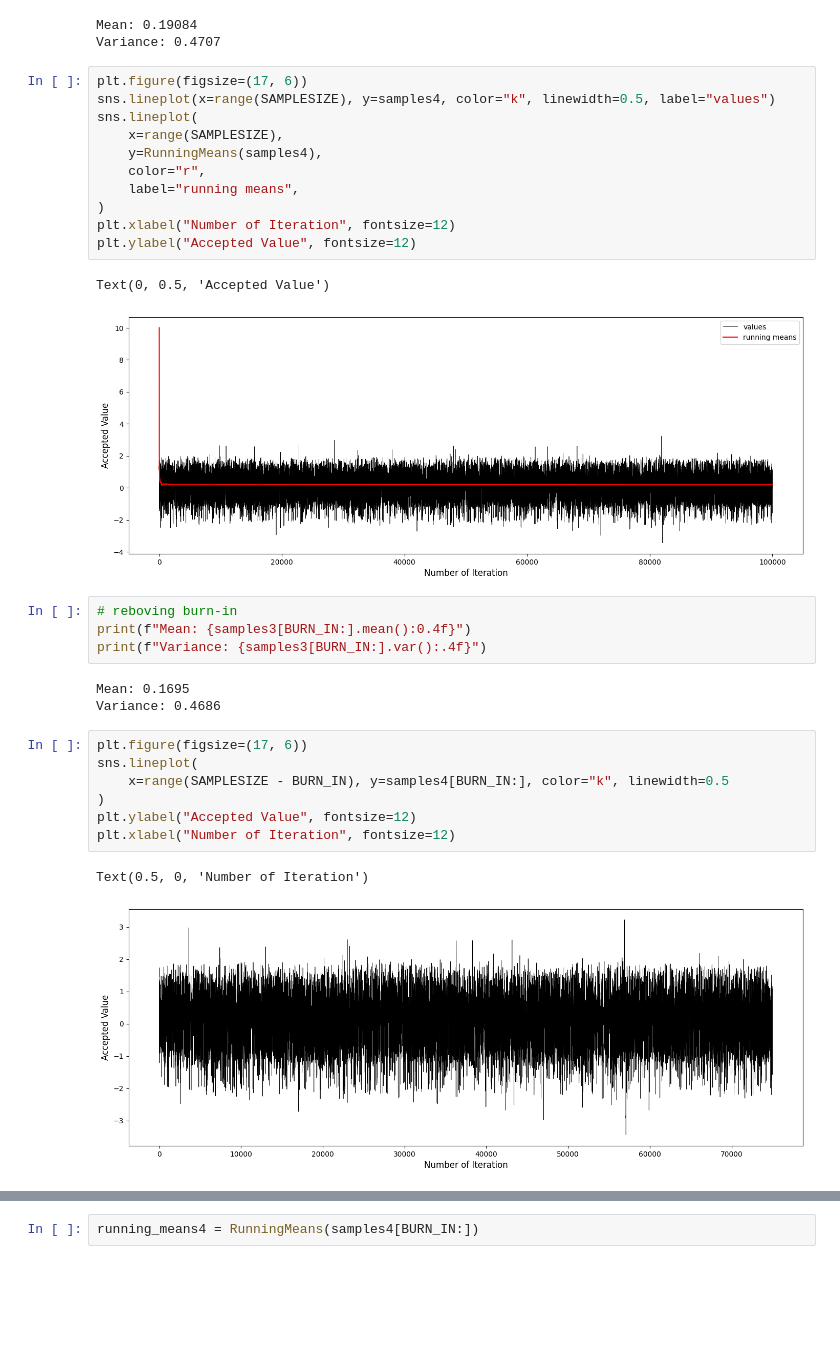
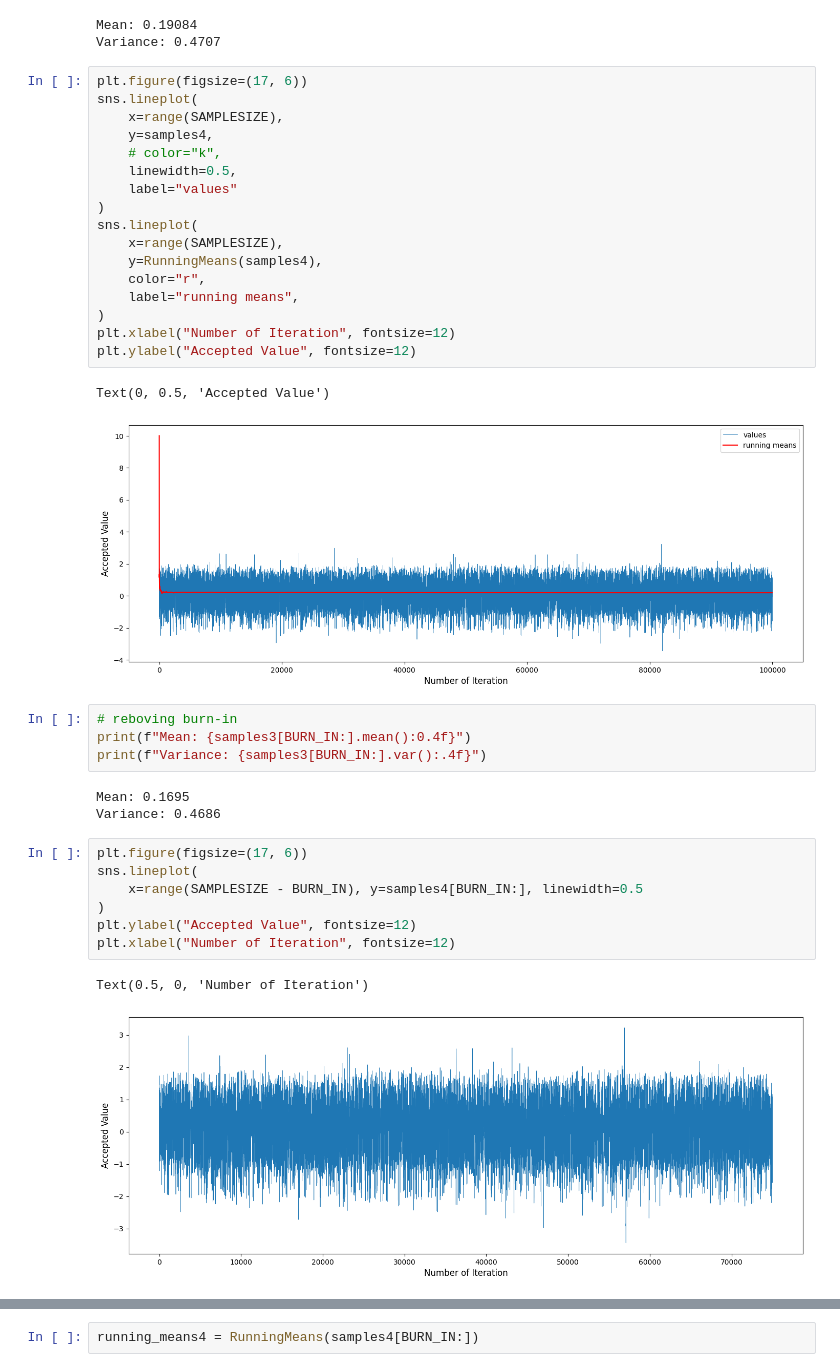
Before and after one commit to AzmainBiswas/Monte_Carlo, a Jupyter notebook: Metropolis-Hastings algorithm/example-1/example1.ipynb, the cells around one changed output, grey strips where cells are left out. Drawn from its saved outputs; the diff is of its cells as text; blank space fills up the shorter version.

```diff
--- a/Metropolis-Hastings algorithm/example-1/example1.ipynb
+++ b/Metropolis-Hastings algorithm/example-1/example1.ipynb
@@ -375,7 +385,13 @@ Mean: 0.19084
 Variance: 0.4707
 # %%
 plt.figure(figsize=(17, 6))
-sns.lineplot(x=range(SAMPLESIZE), y=samples4, color="k", linewidth=0.5, label="values")
+sns.lineplot(
+    x=range(SAMPLESIZE),
+    y=samples4,
+    # color="k",
+    linewidth=0.5,
+    label="values"
+)
 sns.lineplot(
     x=range(SAMPLESIZE),
     y=RunningMeans(samples4),
@@ -386,7 +402,7 @@ plt.xlabel("Number of Iteration", fontsize=12)
 plt.ylabel("Accepted Value", fontsize=12)
 # %% [output]
 Text(0, 0.5, 'Accepted Value')
-[figure, old version]
+[figure, new version]
 # %%
 # reboving burn-in
 print(f"Mean: {samples3[BURN_IN:].mean():0.4f}")
@@ -397,10 +413,10 @@ Variance: 0.4686
 # %%
 plt.figure(figsize=(17, 6))
 sns.lineplot(
-    x=range(SAMPLESIZE - BURN_IN), y=samples4[BURN_IN:], color="k", linewidth=0.5
+    x=range(SAMPLESIZE - BURN_IN), y=samples4[BURN_IN:], linewidth=0.5
 )
 plt.ylabel("Accepted Value", fontsize=12)
 plt.xlabel("Number of Iteration", fontsize=12)
 # %% [output]
 Text(0.5, 0, 'Number of Iteration')
-[figure, old version]
+[figure, new version]
```
Also changed, not shown: parts of 37 cells of this notebook, 20 other files.
